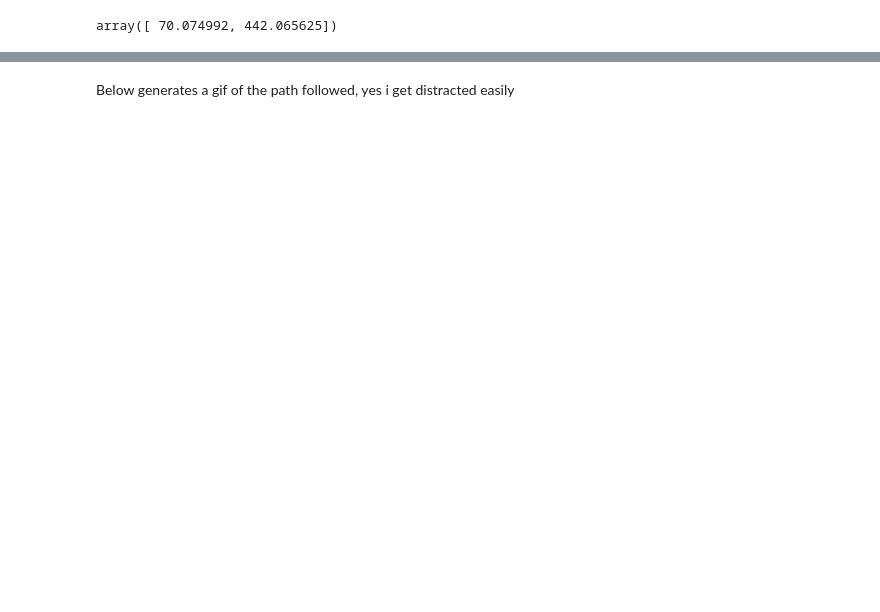
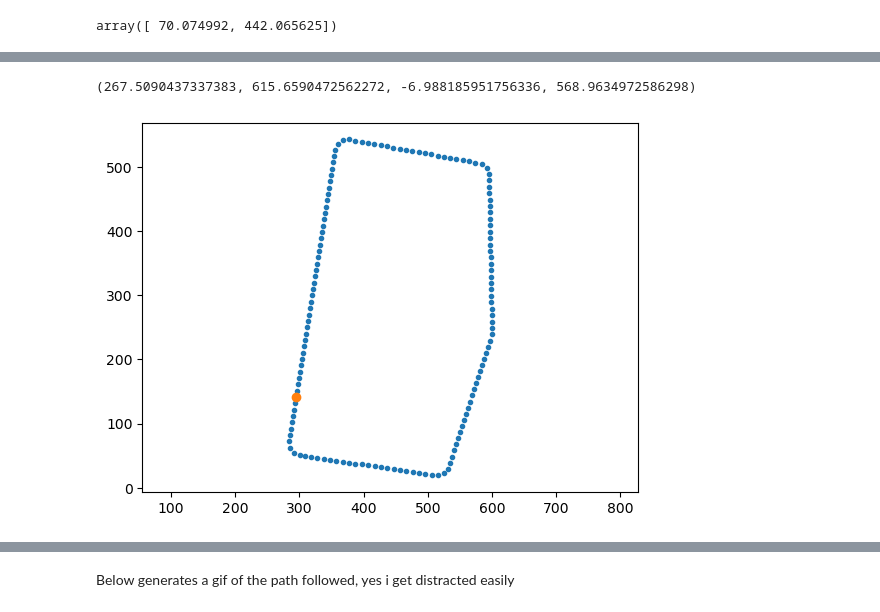
Before and after one commit to NickBak08/AgricultureRobotics, a Jupyter notebook: PathPlanning/testing_functions.ipynb, the cells around one changed output, grey strips where cells are left out. Cells and saved outputs as stored; diff of their text form; code cells hidden in the pictures; blank space fills up the shorter version.

```diff
--- a/PathPlanning/testing_functions.ipynb
+++ b/PathPlanning/testing_functions.ipynb
@@ -448,0 +551,23 @@ Name: 0, dtype: float64
+# %%
+# # shapely.unary_union([linestring_plot,linestring_plot2,circle_geom.boundary])
+# line1 = shapely.intersection_all([linestring_plot,circle_geom.boundary])
+# # line2 = shapely.intersection_all([linestring_plot2,circle_geom.boundary])
+# # plt.plot(*line1.xy)
+# # plt.plot(*line2.xy)
+b = 20
+# field.boundary.plot()
+from shapely import MultiPoint
+rounded = field.buffer(b).buffer(-2*b).buffer(b).boundary
+rounded.length
+distances = np.arange(0,int(np.ceil(rounded.length)),10)
+interpolated = LineString([rounded[0].interpolate(distance) for distance in distances])
+# type(rounded[0])
+# interpolated_plt = LineString(interpolated)
+# %%
+df = path_to_df([gpd.GeoSeries(interpolated)])
+plt.plot(df['x'],df['y'], '.')
+plt.plot(df['x'].iloc[10],df['y'].iloc[10], 'o')
+plt.axis('equal')
+# %% [output]
+(267.5090437337383, 615.6590472562272, -6.988185951756336, 568.9634972586298)
+[figure, added]
```
Also changed, not shown: parts of 45 cells of this notebook.
